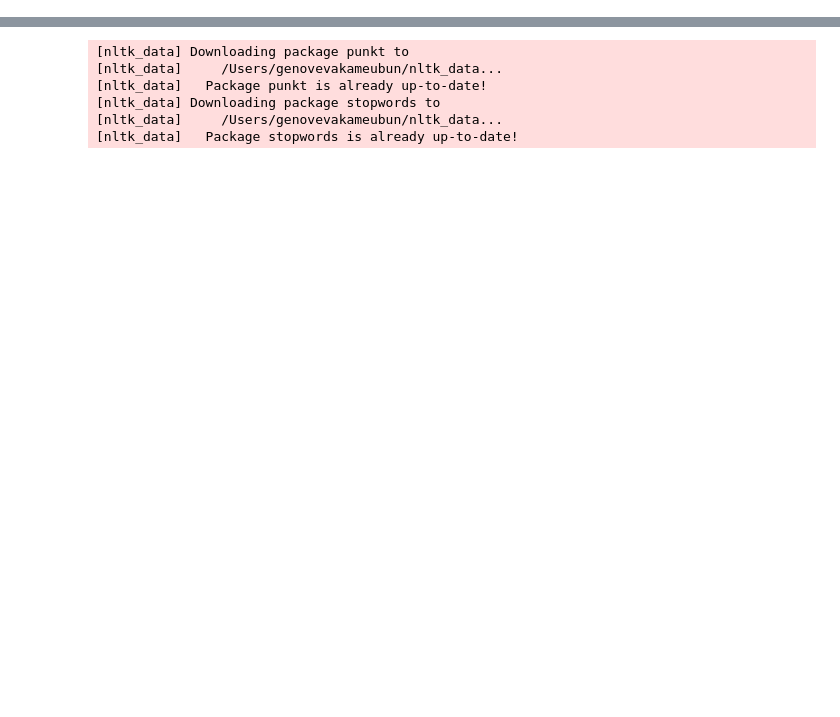
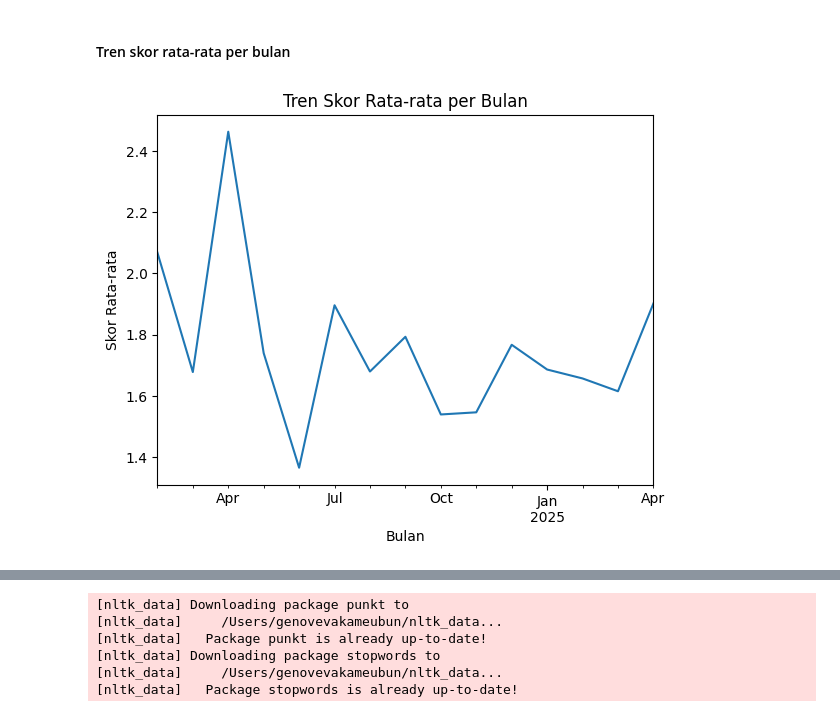
Before and after one commit to GenovevaK/portofolio, a Jupyter notebook: djpajak_review.ipynb, the cells around one changed output, grey strips where cells are left out. Saved outputs shown, nothing was run; the diff lists cells and outputs as text; code cells hidden in the pictures; blank space fills up the shorter version.

```diff
--- a/djpajak_review.ipynb
+++ b/djpajak_review.ipynb
@@ -90,0 +103,11 @@ Name: count, Length: 4538, dtype: int64
+# %% [markdown]
+#### Tren skor rata-rata per bulan
+# %%
+df['at'] = pd.to_datetime(df['at'])
+df.groupby(df['at'].dt.to_period('M'))['score'].mean().plot()
+plt.title('Tren Skor Rata-rata per Bulan')
+plt.xlabel('Bulan')
+plt.ylabel('Skor Rata-rata')
+plt.show()
+# %% [output]
+[figure, added]
```
Also changed, not shown: parts of 49 cells of this notebook, 2 other files.
